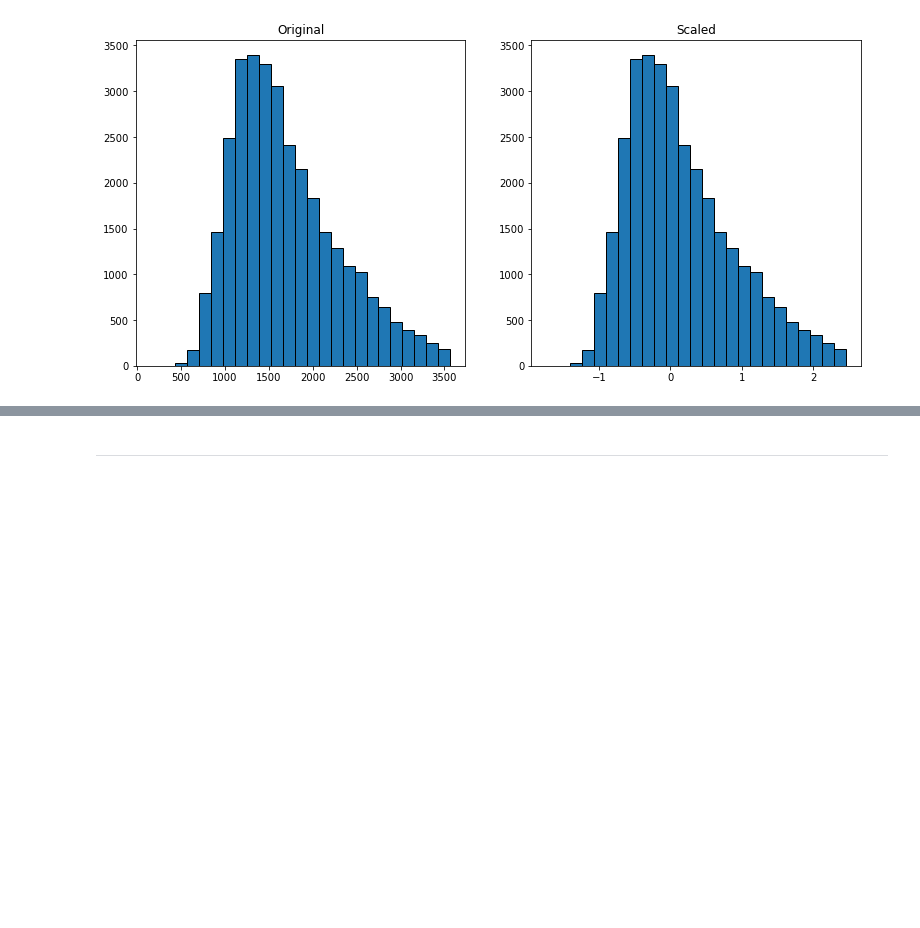
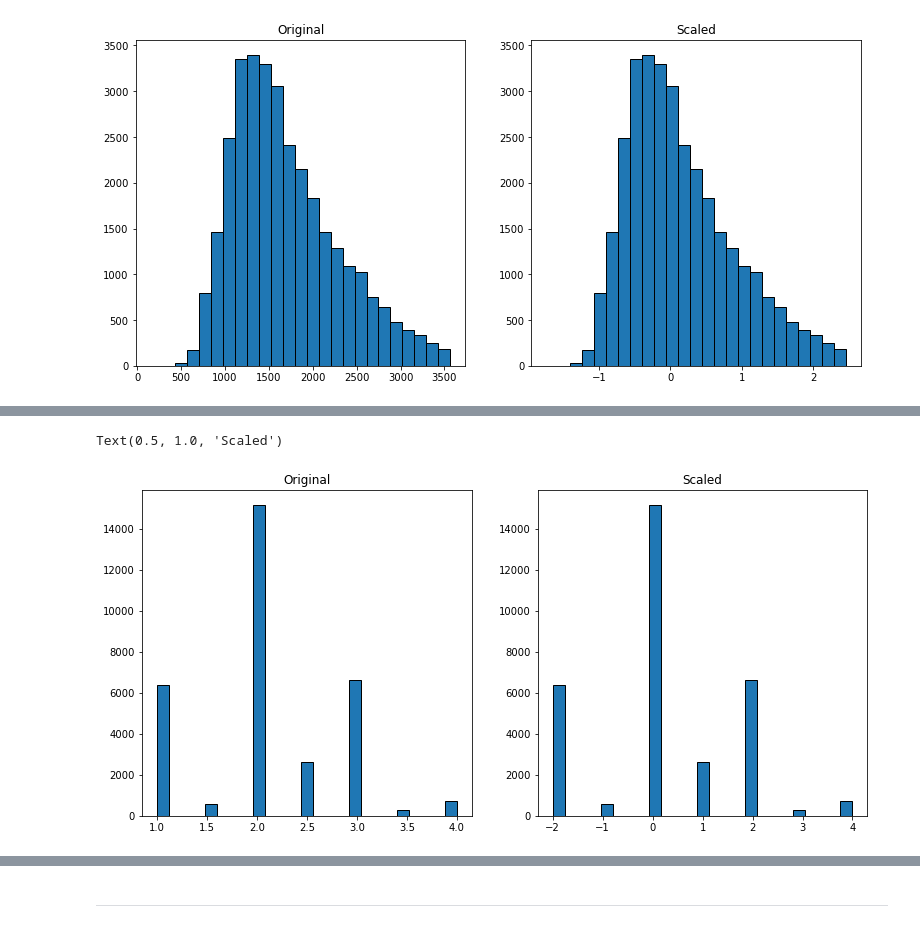
Before and after one commit to Jared-Godar/regression-project, a Jupyter notebook: zillo-project.ipynb, the cells around one changed output, grey strips where cells are left out. Drawn from its saved outputs; the diff is of its cells as text; code cells hidden in the pictures; blank space fills up the shorter version.

```diff
--- a/zillo-project.ipynb
+++ b/zillo-project.ipynb
@@ -784,0 +818,13 @@ Text(0.5, 1.0, 'Scaled')
+# %%
+#Vizualize scaler
+
+plt.figure(figsize=(13, 6))
+plt.subplot(121)
+plt.hist(X_train.bathrooms, bins=25, ec='black')
+plt.title('Original')
+plt.subplot(122)
+plt.hist(X_train.bathrooms_scaled, bins=25, ec='black')
+plt.title('Scaled')
+# %% [output]
+Text(0.5, 1.0, 'Scaled')
+[figure, added]
```
Also changed, not shown: parts of 19 cells of this notebook, 2 other files.
